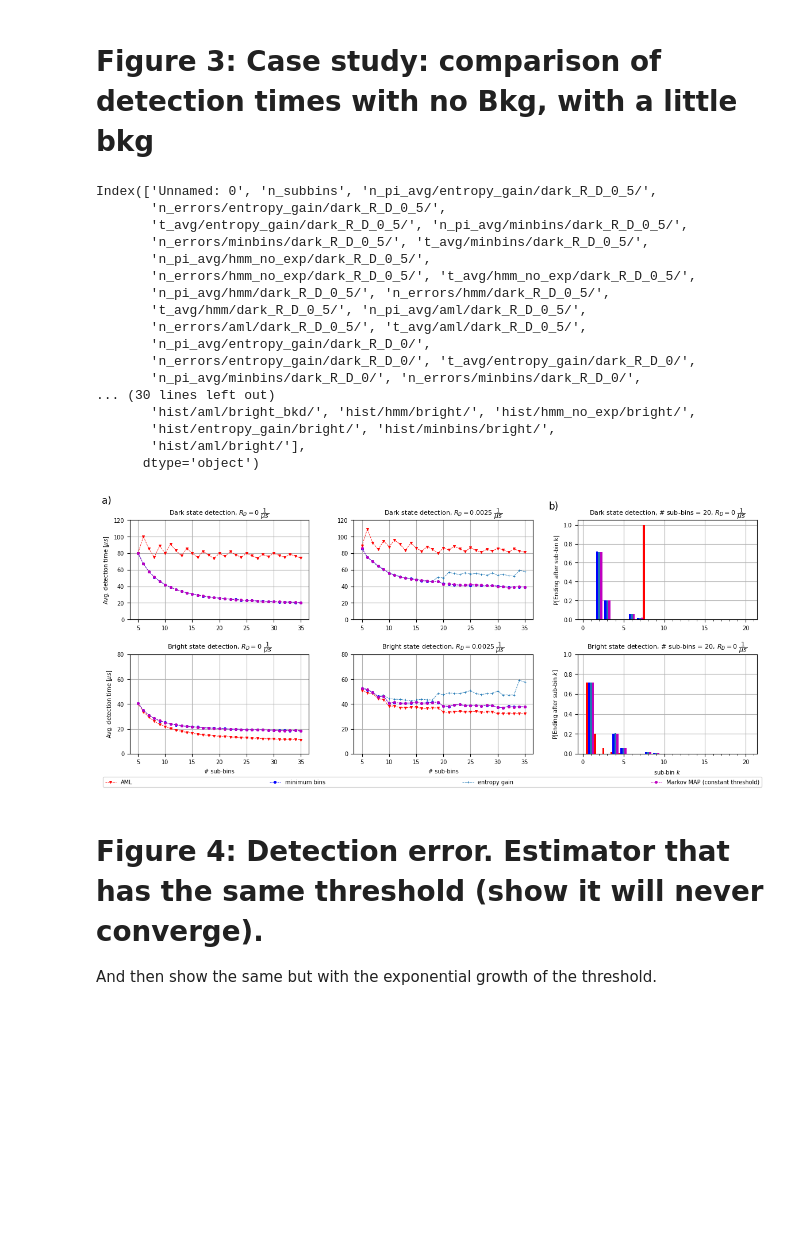
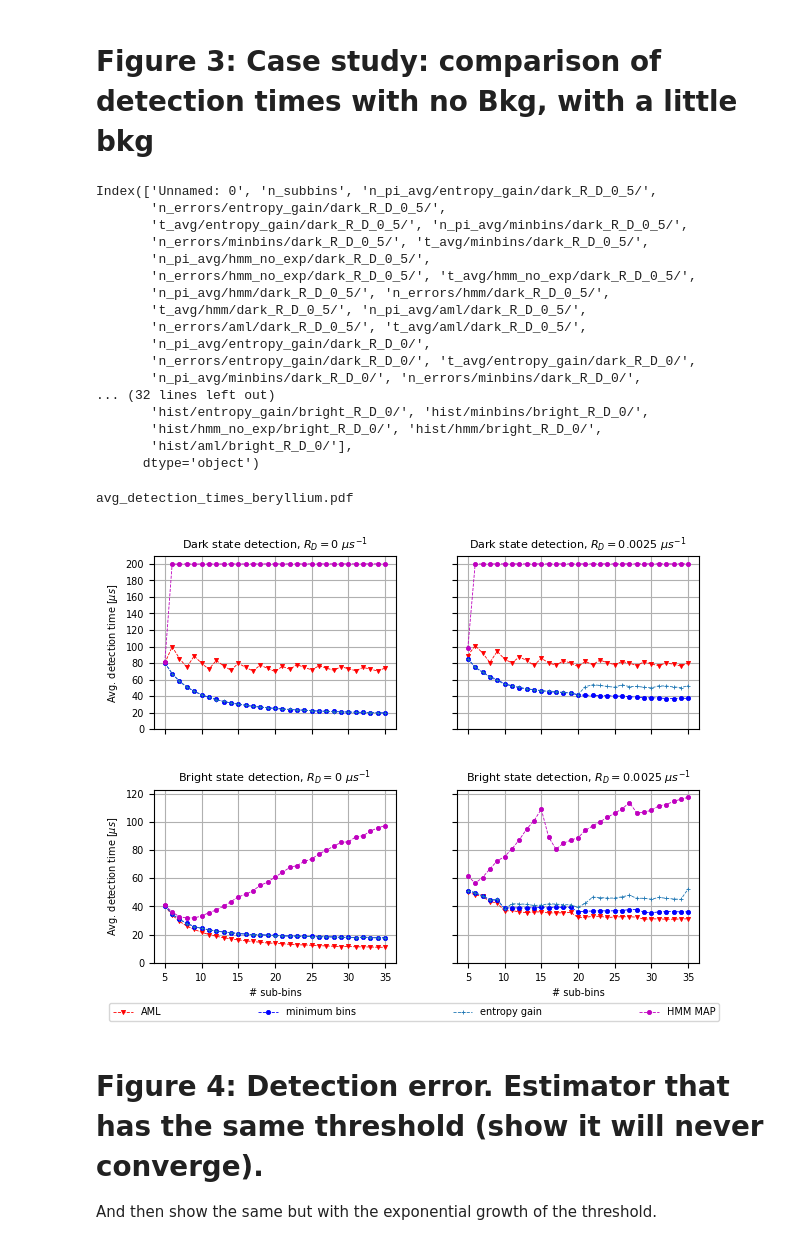
Before and after one commit to marti-m/bayesian_estimation, a Jupyter notebook: BaesianEstPlots.ipynb, the cells around one changed output. Saved outputs shown, nothing was run; the diff lists cells and outputs as text; code cells hidden in the pictures; blank space fills up the shorter version.

Commit message:
adjust plots

```diff
--- a/BaesianEstPlots.ipynb
+++ b/BaesianEstPlots.ipynb
@@ -41,16 +43,16 @@ label_dict =  {"aml":'AML',
                "entropy_gain":'entropy gain',
                "minbins":'minimum bins',
                "hmm":'Markov MAP',
-               "hmm_no_exp":'Markov MAP (constant threshold)'}
+               "hmm_no_exp":'HMM MAP'}
 
 
 # data path
 path='./data/'
 
-subtitle_bkg_bright = 'Bright state detection, $R_D = 0.0025 \ \dfrac{1}{\mu s}$'
-subtitle_no_bkg_bright = 'Bright state detection, $R_D = 0 \ \dfrac{1}{\mu s}$'
-subtitle_bkg_dark = 'Dark state detection, $R_D = 0.0025 \ \dfrac{1}{\mu s}$'
-subtitle_no_bkg_dark = 'Dark state detection, $R_D = 0 \ \dfrac{1}{\mu s}$'
+subtitle_bkg_bright = 'Bright state detection, $R_D = 0.0025 \ \mu s^{-1}$'
+subtitle_no_bkg_bright = 'Bright state detection, $R_D = 0 \ \mu s^{-1}$'
+subtitle_bkg_dark = 'Dark state detection, $R_D = 0.0025 \ \mu s^{-1}$'
+subtitle_no_bkg_dark = 'Dark state detection, $R_D = 0 \ \mu s^{-1}$'
 # %% [markdown]
 # Figure 1: Entropy expectation difference
 # %%
@@ -217,14 +240,14 @@ IFrame("./Tex/transition_diagram_general.pdf", width=900, height=800)
 # load data from csv
 test_set = ['ideal_bk', 'beryllium']
 estimators_to_plot = ['aml', 'minbins', 'entropy_gain', 'hmm_no_exp']
-test_set_idx = 0
+test_set_idx = 1
 filename = test_set[test_set_idx] + '.csv'
 df_avg = pd.read_csv(path + filename)
 print(df_avg.columns)
 
 # load data from csv
 n_subbins = 20
-test_set_idx = 0
+test_set_idx = 1
 if test_set_idx == 0:
     filename = test_set[test_set_idx] + '_histogram_n='+str(n_subbins)+'_N=100000.csv'
     n_rep = 1e5
@@ -234,7 +257,7 @@ else:
 df_hist = pd.read_csv(path + filename)
 print(df_hist.columns)
 
-plot_histogram = True
+plot_histogram = False
 plot_histogram_bkg = False
 # %% [output]
 Index(['Unnamed: 0', 'n_subbins', 'n_pi_avg/entropy_gain/dark_R_D_0_5/',
@@ -249,10 +272,10 @@ Index(['Unnamed: 0', 'n_subbins', 'n_pi_avg/entropy_gain/dark_R_D_0_5/',
        'n_pi_avg/entropy_gain/dark_R_D_0/',
        'n_errors/entropy_gain/dark_R_D_0/', 't_avg/entropy_gain/dark_R_D_0/',
        'n_pi_avg/minbins/dark_R_D_0/', 'n_errors/minbins/dark_R_D_0/',
-... (30 lines left out)
-       'hist/aml/bright_bkd/', 'hist/hmm/bright/', 'hist/hmm_no_exp/bright/',
-       'hist/entropy_gain/bright/', 'hist/minbins/bright/',
-       'hist/aml/bright/'],
+... (32 lines left out)
+       'hist/entropy_gain/bright_R_D_0/', 'hist/minbins/bright_R_D_0/',
+       'hist/hmm_no_exp/bright_R_D_0/', 'hist/hmm/bright_R_D_0/',
+       'hist/aml/bright_R_D_0/'],
       dtype='object')
 # %%
 if plot_histogram == True:
@@ -283,25 +306,26 @@ for est in estimators_to_plot:
 axs[0, 0].set_title(subtitle_no_bkg_dark)
 axs[0, 0].set_ylabel('Avg. detection time $[\mu s$]')
 axs[0, 0].set_xticks(np.arange(5, 36, 5))
-axs[0, 0].set_yticks(np.arange(0, 140, 20))
-axs[0, 0].text(-5.0/6.0 * 2, 7.0/6.0 * 120, 'a)', fontsize=axs_text_size)
+axs[0, 0].set_yticks(np.arange(0, 220, 20))
+if plot_histogram or plot_histogram_bkg:
+    axs[0, 0].text(-5.0/6.0 * 2, 7.0/6.0 * 120, 'a)', fontsize=axs_text_size)
 axs[0, 0].grid('all')
 
 # plot top right (dark detection R_D = 0.5)
 axs[0, 1].set_title(subtitle_bkg_dark)
-axs[0, 1].set_yticks(np.arange(0, 140, 20))
+axs[0, 1].set_yticks(np.arange(0, 220, 20))
 axs[0, 1].grid('all')
 
 # plot bottom left (dark detection R_D = 0)
 axs[1, 0].set_title(subtitle_no_bkg_bright)
 axs[1, 0].set_ylabel('Avg. detection time $[\mu s$]')
-axs[1, 0].set_yticks(np.arange(0, 100, 20))
+axs[1, 0].set_yticks(np.arange(0, 140, 20))
 axs[1, 0].set_xlabel('# sub-bins')
 axs[1, 0].grid('all')
 
 # plot bottom right (dark detection R_D = 0.5)
 axs[1, 1].set_title(subtitle_bkg_bright)
-axs[1, 1].set_yticks(np.arange(0, 100, 20))
+axs[1, 1].set_yticks(np.arange(0, 140, 20))
 axs[1, 1].grid('all')
 axs[1, 1].set_xlabel('# sub-bins')
 
@@ -322,7 +346,7 @@ if plot_histogram:
             axs[0, 3].bar(subbin_k + offset_start + i*bar_width, df_hist.get('hist/'+est+'/dark_bkd/').to_numpy()/n_rep, color=color_dict.get(est), width=bar_width)
             axs[1, 3].bar(subbin_k + offset_start + i*bar_width, df_hist.get('hist/'+est+'/bright_bkd/').to_numpy()/n_rep, color=color_dict.get(est), width=bar_width)
     # plot top left (dark detection R_D = 0)
-    axs[0, 2].set_title('Dark state detection, # sub-bins = 20, $R_D = 0 \ \dfrac{1}{\mu s}$')
+    axs[0, 2].set_title('Dark state detection, # sub-bins = 20, $R_D = 0 \ \mu s^{-1}$')
     axs[0, 2].set_ylabel('P[Ending after sub-bin k]')
     axs[0, 2].xaxis.set_major_locator(MultipleLocator(5))
     axs[0, 2].xaxis.set_minor_locator(MultipleLocator(1))
@@ -332,38 +356,40 @@ if plot_histogram:
     axs[0, 2].set_axisbelow(True)
 
     # plot bottom left (bright detection R_D = 0)
-    axs[1, 2].set_title('Bright state detection, # sub-bins = 20, $R_D = 0 \ \dfrac{1}{\mu s}$')
+    axs[1, 2].set_title('Bright state detection, # sub-bins = 20, $R_D = 0 \ \mu s^{-1}$')
     axs[1, 2].xaxis.set_major_locator(MultipleLocator(5))
     axs[1, 2].xaxis.set_minor_locator(MultipleLocator(1))
     axs[1, 2].set_ylabel('P[Ending after sub-bin $k$]')
     axs[1, 2].set_xlabel('sub-bin $k$')
     axs[1, 2].set_yticks(np.arange(0, 1.2, 0.2))
     axs[1, 2].grid('all')
     axs[1, 2].set_axisbelow(True)
     if plot_histogram_bkg:
         # plot bottom right (bright detection R_D = 0.5)
-        axs[1, 3].set_title('Bright state detection, # sub-bins = 20, $R_D = 0.0025 \ \dfrac{1}{\mu s}$')
+        axs[1, 3].set_title('Bright state detection, # sub-bins = 20, $R_D = 0.0025 \ \mu s^{-1}$')
         axs[1, 3].xaxis.set_major_locator(MultipleLocator(5))
         axs[1, 3].xaxis.set_minor_locator(MultipleLocator(1))
         axs[1, 3].set_yticks(np.arange(0, 1.2, 0.2))
         axs[1, 3].set_xlabel('sub-bin $k$')
         axs[1, 3].grid('all')
         axs[1, 3].set_axisbelow(True)
 
         # plot top right (dark detection R_D = 0.5)
-        axs[0, 3].set_title('Dark state detection, # sub-bins = 20, $R_D = 0.0025 \ \dfrac{1}{\mu s}$')
+        axs[0, 3].set_title('Dark state detection, # sub-bins = 20, $R_D = 0.0025 \ \mu s^{-1}$')
         axs[0, 3].xaxis.set_major_locator(MultipleLocator(5))
         axs[0, 3].xaxis.set_minor_locator(MultipleLocator(1))
         axs[0, 3].set_yticks(np.arange(0, 1.2, 0.2))
         axs[0, 3].grid('all')
         axs[0, 3].set_axisbelow(True)
 
 #fig.suptitle(plot_title)
-fig.legend(loc='lower center', ncol=len(estimators_to_plot), columnspacing=24.5)
+fig.legend(loc='lower center', ncol=len(estimators_to_plot), columnspacing=10)
 fig.subplots_adjust(wspace=0.25, hspace=0.35)
+print("avg_detection_times_" + test_set[test_set_idx] + ".pdf")
 fig.savefig("avg_detection_times_" + test_set[test_set_idx] + ".pdf", bbox_inches='tight')
 # %% [output]
+avg_detection_times_beryllium.pdf
-[figure, old version]
+[figure, new version]
 # %% [markdown]
 # Figure 4: Detection error. Estimator that has the same threshold (show it will never converge).
 And then show the same but with the exponential growth of the threshold.
```
Also changed, not shown: parts of 10 cells of this notebook, 8 other files.
